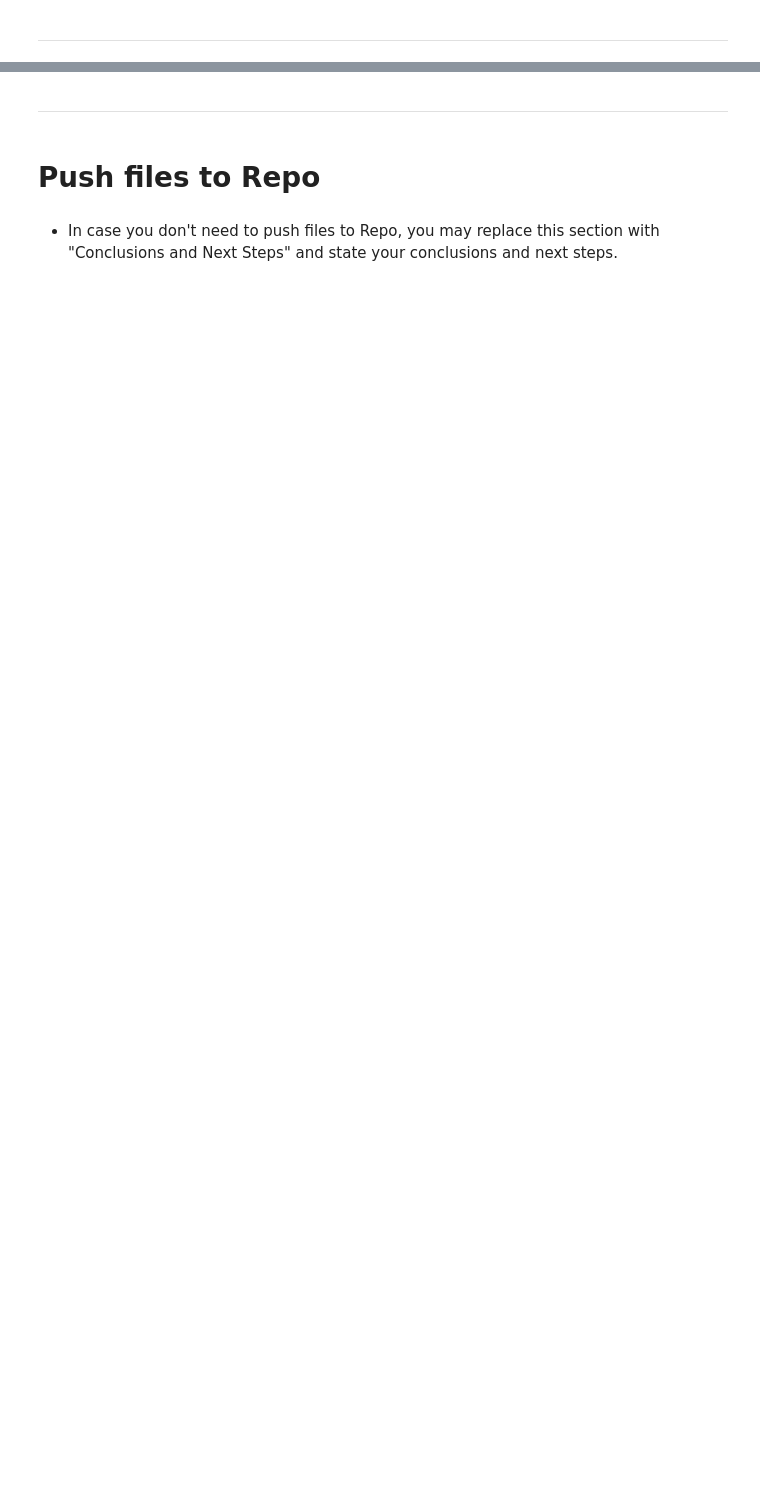
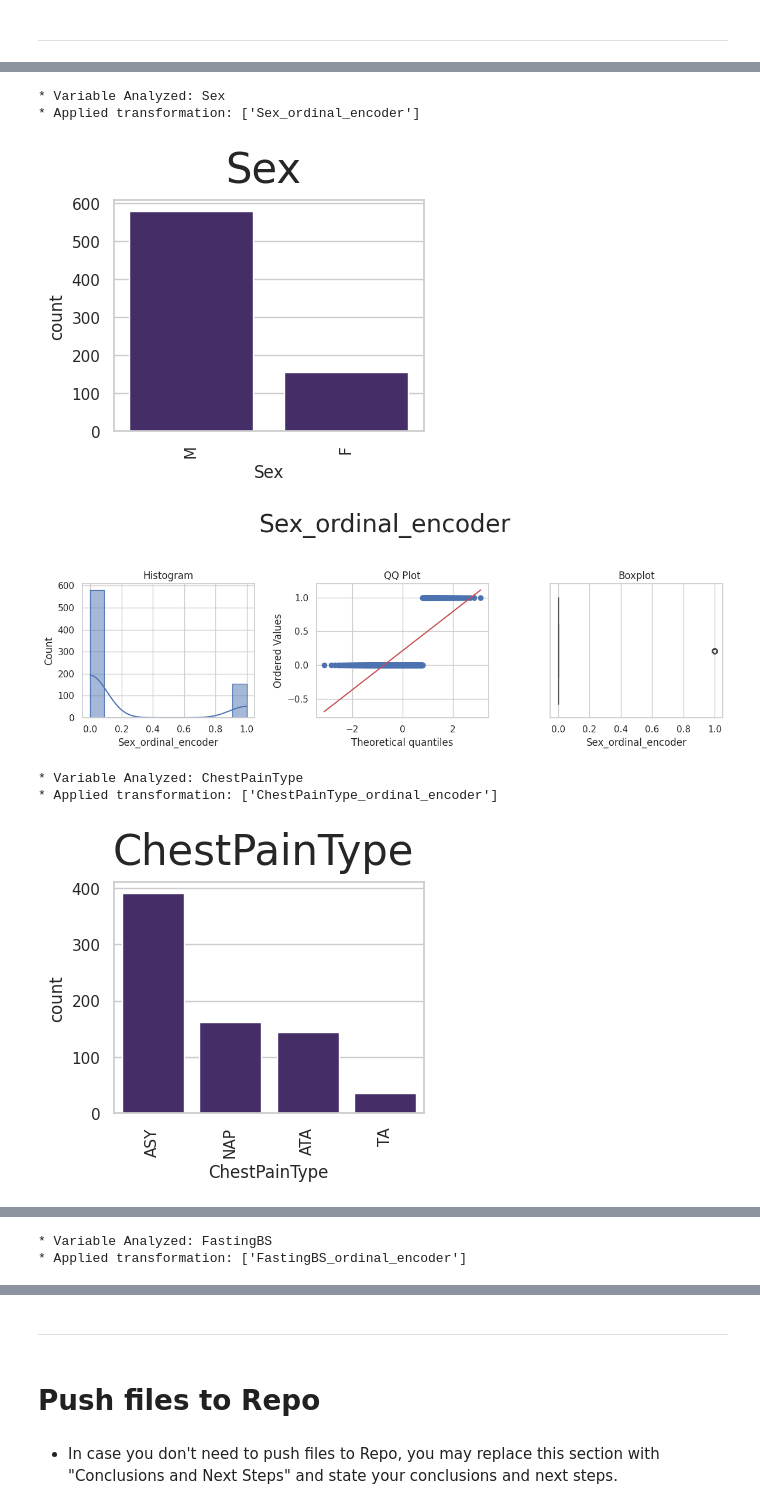
Before and after one commit to jfpaliga/CVD-predictor, a Jupyter notebook: jupyter_notebooks/04 - FeatureEngineering.ipynb, the cells around one changed output, grey strips where cells are left out. Cells and saved outputs as stored; diff of their text form; code cells hidden in the pictures; blank space fills up the shorter version.

Commit message:
Carry out feature engineering analysis on categorical and numerical features

```diff
--- a/jupyter_notebooks/04 - FeatureEngineering.ipynb
+++ b/jupyter_notebooks/04 - FeatureEngineering.ipynb
@@ -135,0 +355,3 @@ NOTE
+# %%
+categorical_variables = train_set_df.select_dtypes(include=["object"]).columns.to_list()
+categorical_variables
@@ -135,0 +368,11 @@ NOTE
+# %%
+df_engineering = train_set_df[categorical_variables].copy()
+df_engineering = FeatureEngineeringAnalysis(df=df_engineering, analysis_type="ordinal_encoder")
+# %% [output]
+* Variable Analyzed: Sex
+* Applied transformation: ['Sex_ordinal_encoder']
+[figure, added]
+[figure, added]
+* Variable Analyzed: ChestPainType
+* Applied transformation: ['ChestPainType_ordinal_encoder']
+[figure, added]
@@ -135,0 +380,2 @@ NOTE
+* Variable Analyzed: FastingBS
+* Applied transformation: ['FastingBS_ordinal_encoder']
```
Also changed, not shown: parts of 20 cells of this notebook.
